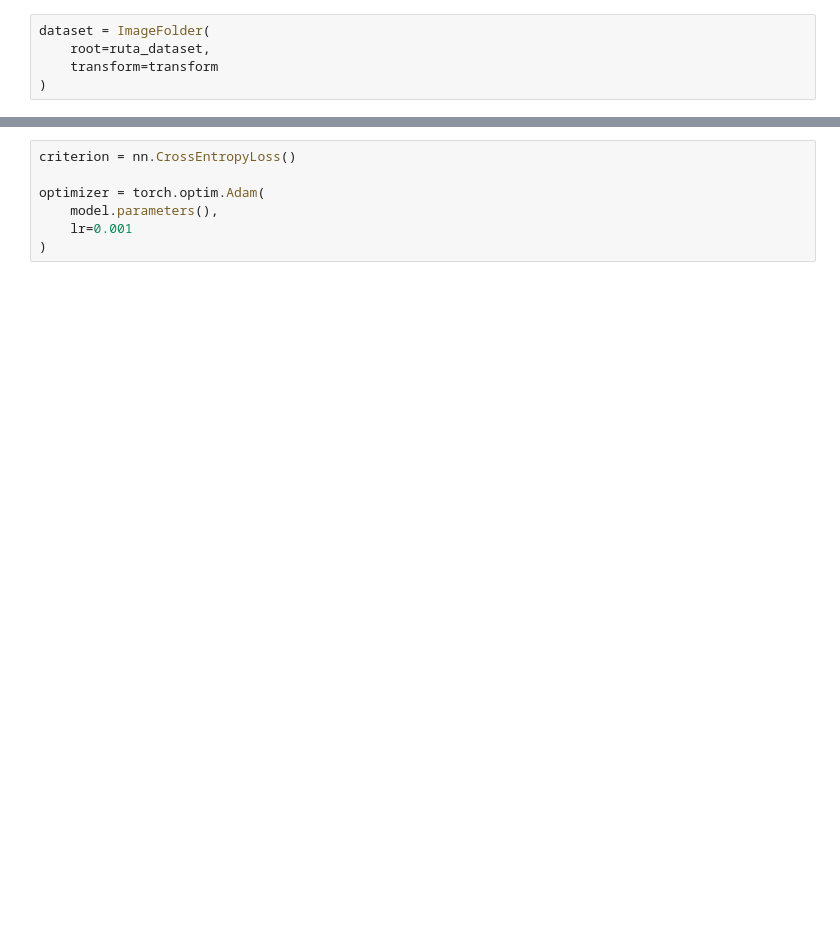
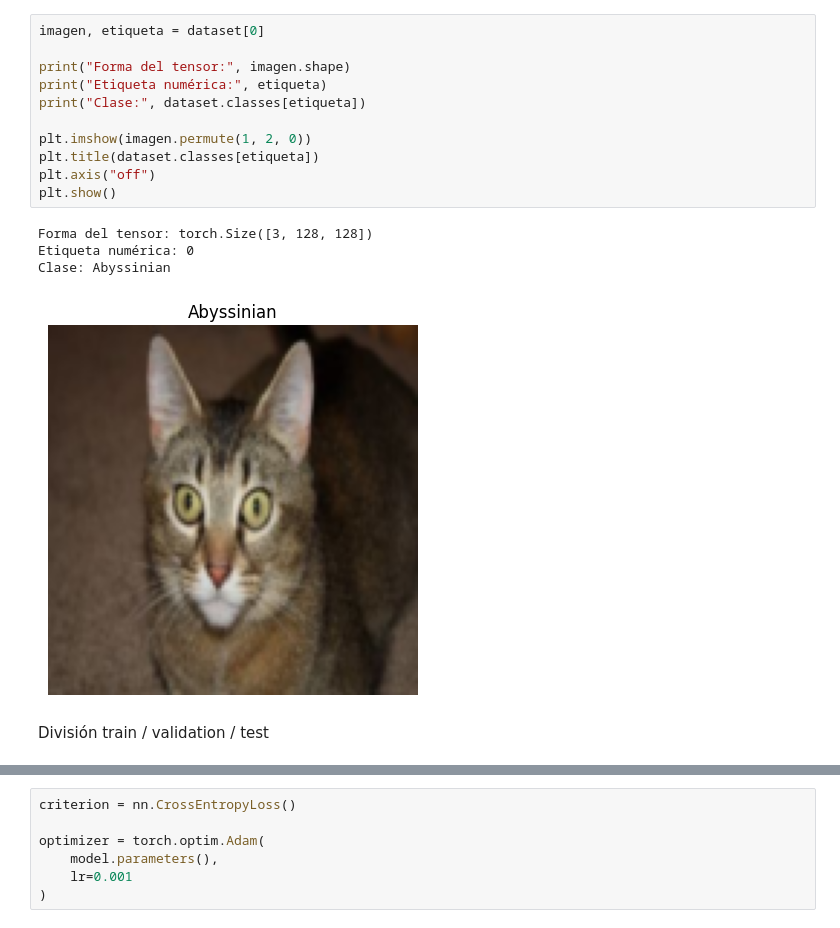
Before and after one commit to mariabaezz/cat-breed-classification, a Jupyter notebook: source/practica1.ipynb, the cells around one changed output, grey strips where cells are left out. Drawn from its saved outputs; the diff is of its cells as text; blank space fills up the shorter version.

```diff
--- a/source/practica1.ipynb
+++ b/source/practica1.ipynb
@@ -19,6 +37,19 @@ transform = transforms.Compose([
 # %%
-dataset = ImageFolder(
-    root=ruta_dataset,
-    transform=transform
-)
+imagen, etiqueta = dataset[0]
+
+print("Forma del tensor:", imagen.shape)
+print("Etiqueta numérica:", etiqueta)
+print("Clase:", dataset.classes[etiqueta])
+
+plt.imshow(imagen.permute(1, 2, 0))
+plt.title(dataset.classes[etiqueta])
+plt.axis("off")
+plt.show()
+# %% [output]
+Forma del tensor: torch.Size([3, 128, 128])
+Etiqueta numérica: 0
+Clase: Abyssinian
+[figure, added]
+# %% [markdown]
+División train / validation / test
 # %%
```
Also changed, not shown: parts of 90 cells of this notebook, 4 other files.
